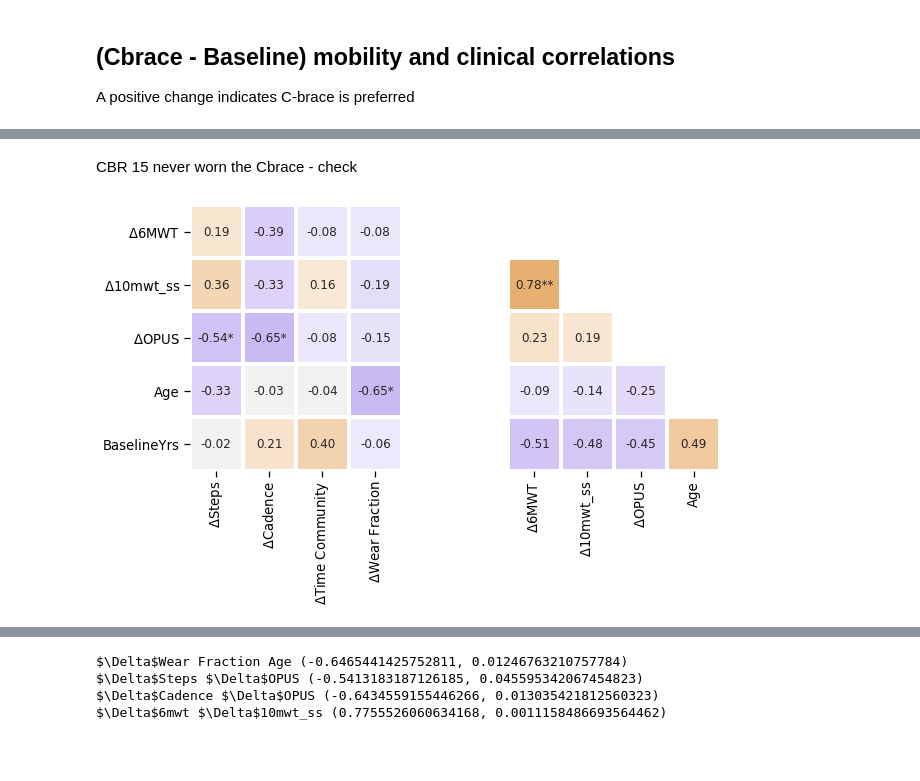
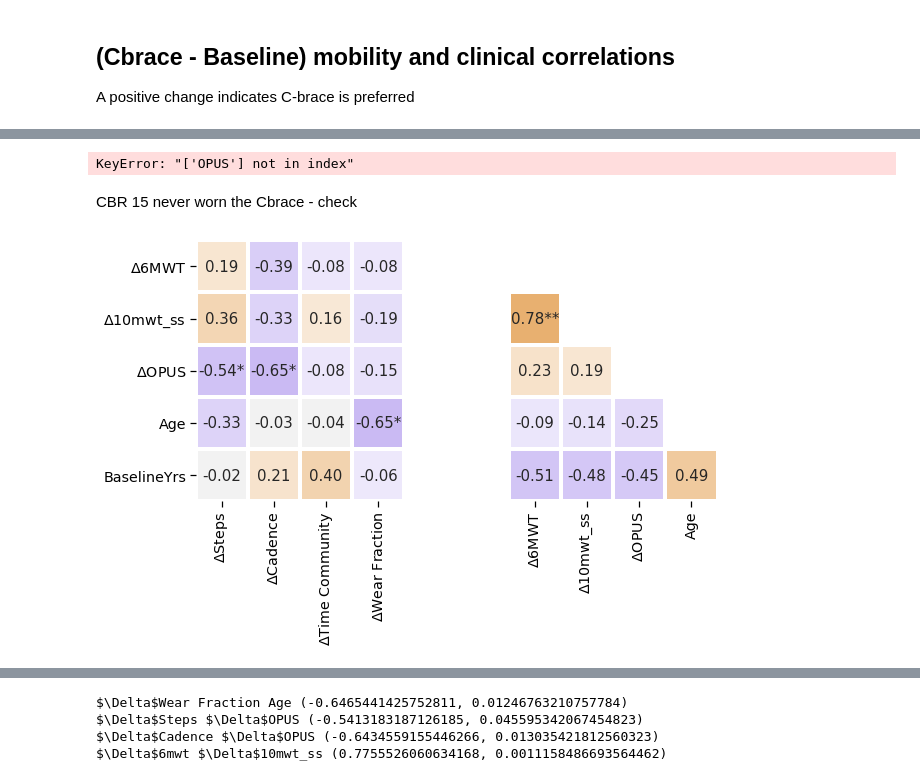
Before and after one commit to Luke3D/CbrAnalysis, a Jupyter notebook: PaperAnalysis.ipynb, the cells around one changed output, grey strips where cells are left out. Cells and saved outputs as stored; diff of their text form; code cells hidden in the pictures; blank space fills up the shorter version.

```diff
--- a/PaperAnalysis.ipynb
+++ b/PaperAnalysis.ipynb
@@ -724,10 +963,10 @@ for s in sid.values:
 OPUSdata.SubjID = newstr
 # %%
 Featsubj=pd.merge(Featsubj,OPUSdata.query('NewBrace==0'),on=['SubjID', 'NewBrace'])
-Featsubj=Featsubj[['SubjID','NewBrace','Age','BaselineYrs','6mwt','10mwt_ss','OPUS','Steps','Cadence','Wear Fraction',
-                   'Daily Duration']]
+Featsubj=Featsubj[['SubjID','NewBrace','Age','BaselineYrs','6MWT','10mwt_ss','OPUS','Steps','Cadence','Wear Fraction',
+                   'Time Community']]
 # %%
-Featsubj.rename(columns={'Daily Duration':'Time Community','6mwt':'6MWT'},inplace=True)
+# Featsubj.rename(columns={'Daily Duration':'Time Community','6mwt':'6MWT'},inplace=True)
 Featsubj.head()
 # %% [output]
 |  | SubjID | NewBrace | Age | BaselineYrs | 6MWT | 10mwt_ss | OPUS | Steps | Cadence | Wear Fraction | ... |
@@ -892,13 +1128,12 @@ for x,y in itertools.combinations(Featsubj.drop('SubjID',axis=1).columns,2):
     r = pearsonr(ff[x],ff[y])
     if r[1]<.9:
         print(x,y,r, r[0]**2)
-
-print('\n CBRACE')
-for x,y in itertools.combinations(FeatsubjCBR.drop('SubjID',axis=1).columns,2):
-    ff = FeatsubjCBR[[x,y]].dropna()
-    r = pearsonr(ff[x].dropna(),ff[y].dropna())
-    if r[1]<.9:
-        print(x,y,r, r[0]**2)
+# print('\n CBRACE')
+# for x,y in itertools.combinations(FeatsubjCBR.drop('SubjID',axis=1).columns,2):
+#     ff = FeatsubjCBR[[x,y]].dropna()
+#     r = pearsonr(ff[x].dropna(),ff[y].dropna())
+#     if r[1]<.9:
+#         print(x,y,r, r[0]**2)
 # %% [output]
  PERSONAL
 Age BaselineYrs (0.4948823077551434, 0.07199897451484392) 0.24490849852905647
@@ -1009,9 +1248,11 @@ FeatsubjCBR.head()
 # %%
 FeatsubjCBR.index.name = None
 FeatsubjCBR=pd.merge(FeatsubjCBR, OPUSdata.query('NewBrace==1'),on=['SubjID', 'NewBrace'])
-FeatsubjCBR=FeatsubjCBR[['SubjID','NewBrace','Age','BaselineYrs','6mwt','10mwt_ss','OPUS','Steps','Cadence','Wear Fraction',
-                   'Daily Duration']]
-FeatsubjCBR.rename(columns={'Daily Duration':'Time Community','6mwt':'6MWT'},inplace=True)
+FeatsubjCBR=FeatsubjCBR[['SubjID','NewBrace','Age','BaselineYrs','6MWT','10mwt_ss','OPUS','Steps','Cadence','Wear Fraction',
+                   'Time Community']]
+# FeatsubjCBR.rename(columns={'Daily Duration':'Time Community','6mwt':'6MWT'},inplace=True)
+# %% [output]
+KeyError: "['OPUS'] not in index"
 # %% [markdown]
 CBR 15 never worn the Cbrace - check
 # %%
@@ -1036,34 +1277,34 @@ Fdiff.rename(columns={'Steps': r'$\Delta$Steps', 'Wear Fraction': r'$\Delta$Wear
 fcorr = Fdiff[[r'$\Delta$Wear Fraction', r'$\Delta$Steps', r'$\Delta$Time Community',r'$\Delta$Cadence',
                r'$\Delta$6MWT', r'$\Delta$10mwt_ss', r'$\Delta$OPUS', 'Age', 'BaselineYrs']].corr()
 fcorr = fcorr.loc[[r'$\Delta$6MWT', r'$\Delta$10mwt_ss', r'$\Delta$OPUS', 'Age', 'BaselineYrs'],:]
 fcorr = fcorr.loc[:,[r'$\Delta$Steps', r'$\Delta$Cadence', r'$\Delta$Time Community',r'$\Delta$Wear Fraction',
                      r'$\Delta$6MWT', r'$\Delta$10mwt_ss', r'$\Delta$OPUS', 'Age']].copy()
 
 #generate annotations with markers of statistical significance
 p_labels=getPLabels(fcorr,Fdiff)
 
 #insert blank rows for gap
 fcorr.insert(4,'Fill_1', np.nan)
 fcorr.insert(5,'Fill_2', np.nan)
 
 fill = np.array([np.nan]*5)
 fill.shape = (5,1)
 p_labels = np.hstack([p_labels[:,:4], fill, fill, p_labels[:,4:]])
 
 #generate an triangular correlation matrix
 mask = np.zeros_like(fcorr, dtype=np.bool)
 mask[np.triu_indices_from(mask,k=6)] = True #k is used for offset for rectangular matrix
 cmap = sns.diverging_palette(275, 45, 80, 70, as_cmap=True)
 
-sns.set_context('notebook',font_scale=1.2)
+sns.set_context('notebook',font_scale=1.3)
 fig, ax = plt.subplots(1,1, figsize=(9,6))
 sns.heatmap(data=fcorr,mask=mask,cmap=cmap,annot=p_labels,fmt='',square=True, vmin=-1, vmax=1, cbar=False, linewidths=3,
-           ax=ax,annot_kws={"size": 12})
+           ax=ax,annot_kws={"size": 15})
 xticks = ax.xaxis.get_major_ticks()
 xticks[4].set_visible(False) # remove labels for fill columns
 xticks[5].set_visible(False)
 plt.tight_layout()
 # plt.title('Pearson r - Difference Features between C-brace and Personal device')
-plt.savefig('./Figs/corr_diff.png',dpi=400)
+# plt.savefig('./Figs/corr_diff.png',dpi=400)
 # %% [output]
-[figure, old version]
+[figure, new version]
```
Also changed, not shown: parts of 71 cells of this notebook.
